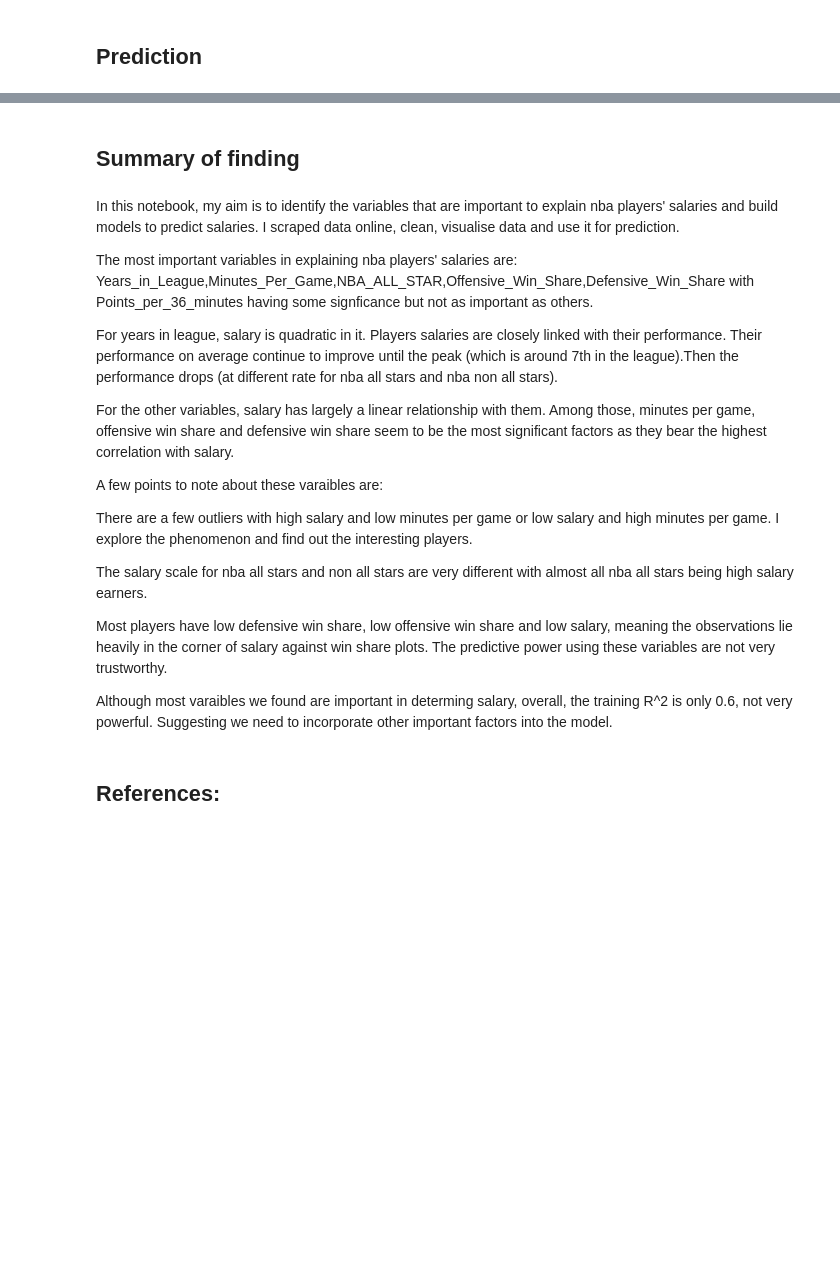
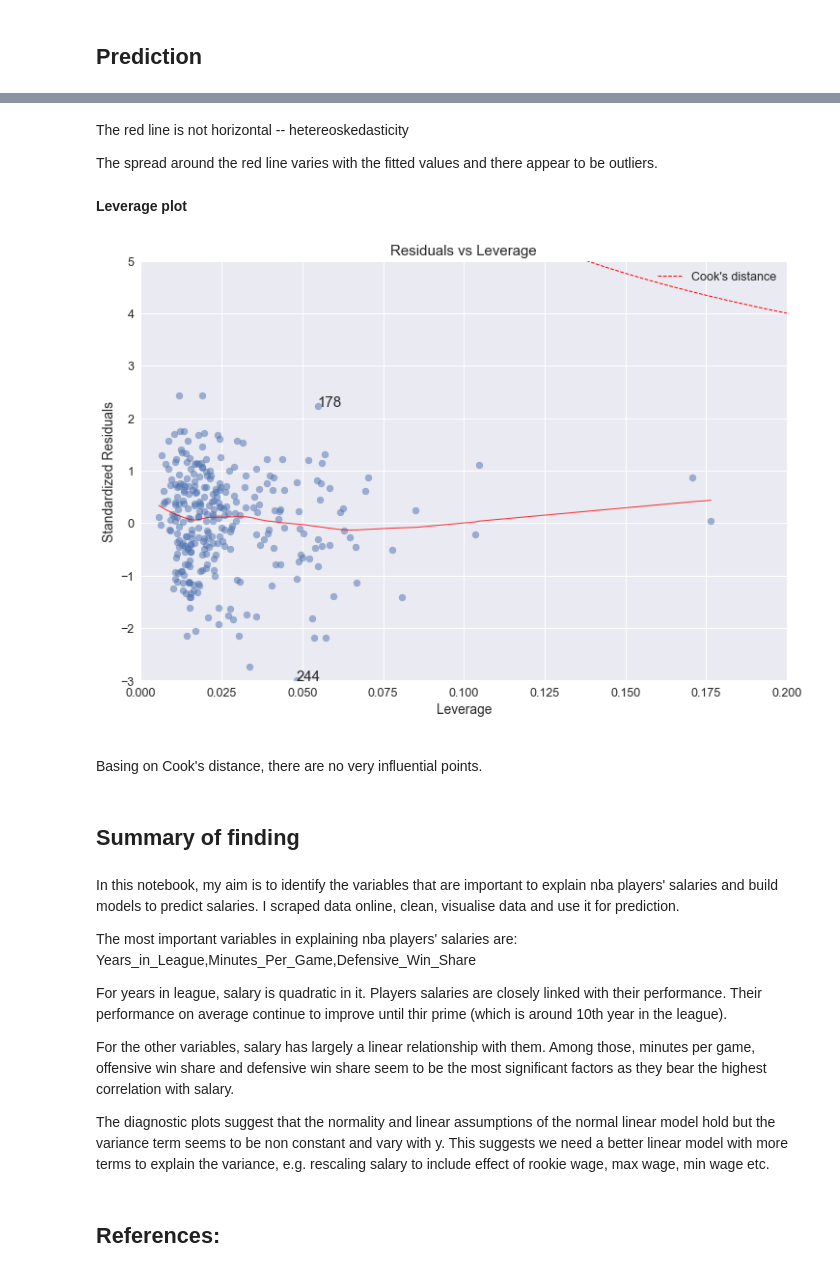
Before and after one commit to qiangha/nba_salary_analysis, a Jupyter notebook: nba_salary_analysis.ipynb, the cells around one changed output, grey strips where cells are left out. Drawn from its saved outputs; the diff is of its cells as text; code cells hidden in the pictures; blank space fills up the shorter version.

```diff
--- a/nba_salary_analysis.ipynb
+++ b/nba_salary_analysis.ipynb
@@ -380,26 +494,66 @@ This partial regression plot also shows that it is hard to justify a linear rela
+# %% [markdown]
+The red line is not horizontal -- hetereoskedasticity
+
+The spread around the red line varies with the fitted values and there appear to be outliers.
+# %% [markdown]
+**Leverage plot**
+# %%
+plot_lm_4 = plt.figure(4)
+plot_lm_4.set_figheight(8)
+plot_lm_4.set_figwidth(12)
+
+plt.scatter(model_leverage, model_norm_residuals, alpha=0.5)
+sns.regplot(model_leverage, model_norm_residuals,
+            scatter=False,
+            ci=False,
+            lowess=True,
+            line_kws={'color': 'red', 'lw': 1, 'alpha': 0.8})
+
+plot_lm_4.axes[0].set_xlim(0, 0.20)
+plot_lm_4.axes[0].set_ylim(-3, 5)
+plot_lm_4.axes[0].set_title('Residuals vs Leverage')
+plot_lm_4.axes[0].set_xlabel('Leverage')
+plot_lm_4.axes[0].set_ylabel('Standardized Residuals')
+
+# annotations
+leverage_top_3 = np.flip(np.argsort(model_cooks), 0)[:3]
+
+for i in leverage_top_3:
+    plot_lm_4.axes[0].annotate(i,
+                               xy=(model_leverage[i],
+                                   model_norm_residuals[i]))
+
+# shenanigans for cook's distance contours
+def graph(formula, x_range, label=None):
+    x = x_range
+    y = formula(x)
+    plt.plot(x, y, label=label, lw=1, ls='--', color='red')
+
+p = len(model_fit.params) # number of model parameters
+
+graph(lambda x: np.sqrt((0.5 * p * (1 - x)) / x),
+      np.linspace(0.001, 0.200, 50),
+      'Cook\'s distance') # 0.5 line
+graph(lambda x: np.sqrt((1 * p * (1 - x)) / x),
+      np.linspace(0.001, 0.200, 50)) # 1 line
+plt.legend(loc='upper right');
+# %% [output]
+[figure, added]
+# %% [markdown]
+Basing on Cook's distance, there are no very influential points.
 # %% [markdown]
 ## Summary of finding
 # %% [markdown]
 In this notebook, my aim is to identify the variables that are important to explain nba players' salaries and build models to predict salaries. I scraped data online, clean, visualise data and use it for prediction.
 
 The most important variables in explaining nba players' salaries are:
-Years_in_League,Minutes_Per_Game,NBA_ALL_STAR,Offensive_Win_Share,Defensive_Win_Share
-with Points_per_36_minutes having some signficance but not as important as others.
+Years_in_League,Minutes_Per_Game,Defensive_Win_Share
 
-For years in league, salary is quadratic in it. Players salaries are closely linked with their performance. Their performance on average continue to improve until the peak (which is around 7th in the league).Then the performance drops (at different rate for nba all stars and nba non all stars).
+For years in league, salary is quadratic in it. Players salaries are closely linked with their performance. Their performance on average continue to improve until thir prime (which is around 10th year in the league).
 
 For the other variables, salary has largely a linear relationship with them. Among those, minutes per game, offensive win share and defensive win share seem to be the most significant factors as they bear the highest correlation with salary.
 
-A few points to note about these varaibles are:
-
-There are a few outliers with high salary and low minutes per game or low salary and high minutes per game. I explore the phenomenon and find out the interesting players.
-
-The salary scale for nba all stars and non all stars are very different with almost all nba all stars being high salary earners.
-
-
-Most players have low defensive win share, low offensive win share and low salary, meaning the observations lie heavily in the corner of salary against win share plots. The predictive power using these variables are not very trustworthy.
-
-Although most varaibles we found are important in determing salary, overall, the training R^2 is only 0.6, not very powerful. Suggesting we need to incorporate other important factors into the model.
+The diagnostic plots suggest that the normality and linear assumptions of the normal linear model hold but the variance term seems to be non constant and vary with y. This suggests we need a better linear model with more terms to explain the variance, e.g. rescaling salary to include effect of rookie wage, max wage, min wage etc.
 # %% [markdown]
 ## References:
 # %% [markdown]
```
Also changed, not shown: parts of 31 cells of this notebook, 1 other file.
